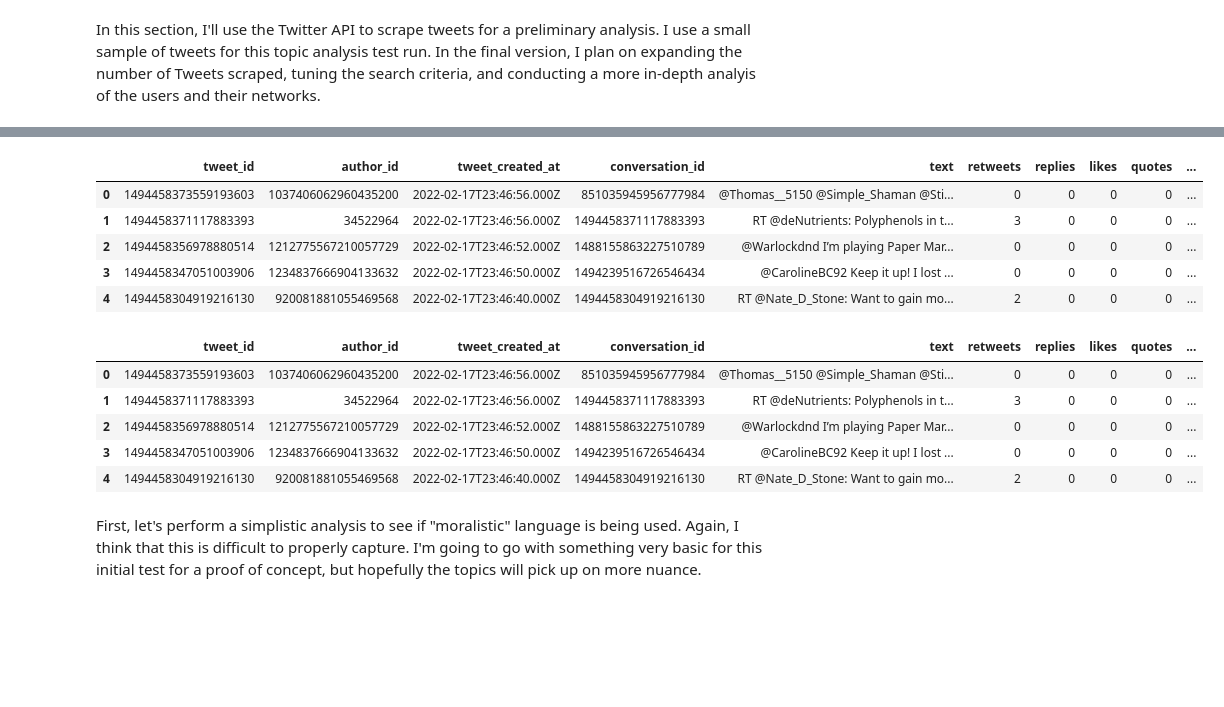
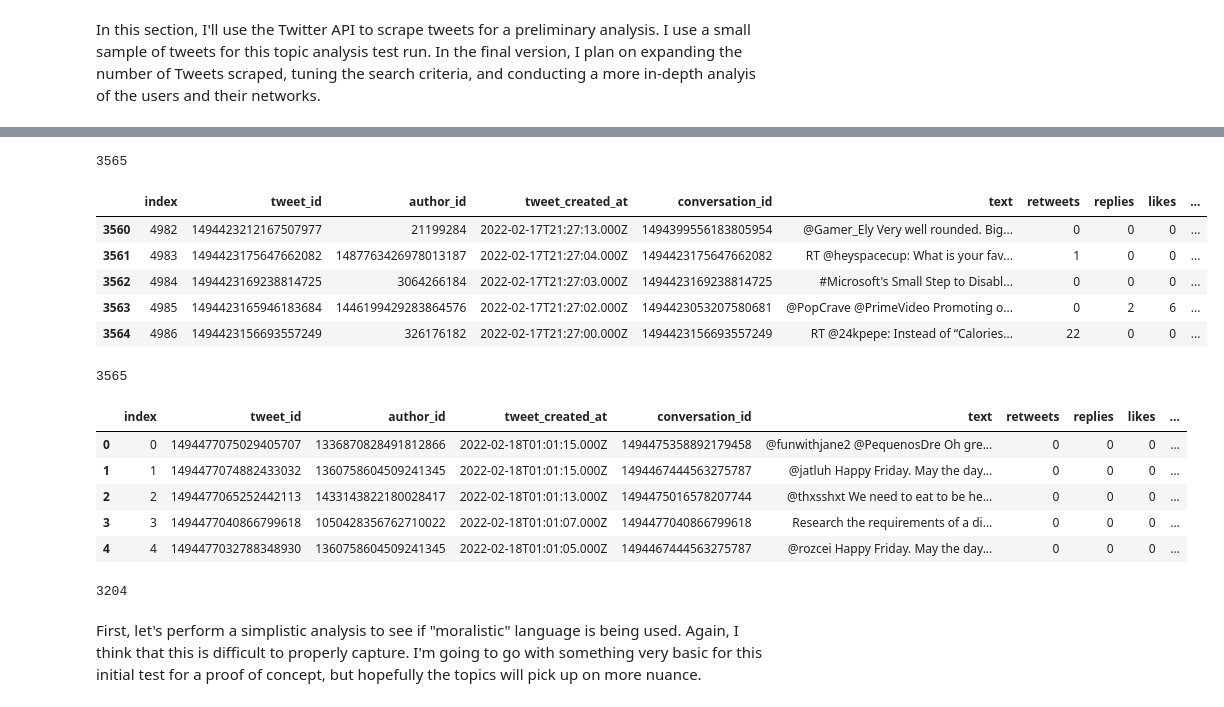
Before and after one commit to JadeBenson/Healthy_Food, a Jupyter notebook: Jade_A2.ipynb, the cells around one changed output, grey strips where cells are left out. Saved outputs shown, nothing was run; the diff lists cells and outputs as text; code cells hidden in the pictures; blank space fills up the shorter version.

```diff
--- a/Jade_A2.ipynb
+++ b/Jade_A2.ipynb
@@ -296,12 +297,27 @@ len(tweets_df['tweet_id'].unique())
+# %%
+#had some difficulty with people repeatedly tweeting the same thing
+#often at celebrities (yeonjun, a kpop star) about recent news about their eating/diets
+#remove these so it doesn't skew results
+print(len(tweets_df['text'].unique()) )
+# %% [output]
+3565
+# %%
+tweets_df = tweets_df.drop_duplicates(subset=['text'])
+# %%
+tweets_df = tweets_df.reset_index()
 # %%
-tweets_df.head()
+tweets_df.tail()
 # %% [output]
-|  | tweet_id | author_id | tweet_created_at | conversation_id | text | retweets | replies | likes | quotes | ... |
-| 0 | 1494458373559193603 | 1037406062960435200 | 2022-02-17T23:46:56.000Z | 851035945956777984 | @Thomas__5150 @Simple_Shaman @Sti... | 0 | 0 | 0 | 0 | ... |
-| 1 | 1494458371117883393 | 34522964 | 2022-02-17T23:46:56.000Z | 1494458371117883393 | RT @deNutrients: Polyphenols in t... | 3 | 0 | 0 | 0 | ... |
-| 2 | 1494458356978880514 | 1212775567210057729 | 2022-02-17T23:46:52.000Z | 1488155863227510789 | @Warlockdnd I’m playing Paper Mar... | 0 | 0 | 0 | 0 | ... |
-| 3 | 1494458347051003906 | 1234837666904133632 | 2022-02-17T23:46:50.000Z | 1494239516726546434 | @CarolineBC92 Keep it up! I lost ... | 0 | 0 | 0 | 0 | ... |
-| 4 | 1494458304919216130 | 920081881055469568 | 2022-02-17T23:46:40.000Z | 1494458304919216130 | RT @Nate_D_Stone: Want to gain mo... | 2 | 0 | 0 | 0 | ... |
+|  | index | tweet_id | author_id | tweet_created_at | conversation_id | text | retweets | replies | likes | ... |
+| 3560 | 4982 | 1494423212167507977 | 21199284 | 2022-02-17T21:27:13.000Z | 1494399556183805954 | @Gamer_Ely Very well rounded. Big... | 0 | 0 | 0 | ... |
+| 3561 | 4983 | 1494423175647662082 | 1487763426978013187 | 2022-02-17T21:27:04.000Z | 1494423175647662082 | RT @heyspacecup: What is your fav... | 1 | 0 | 0 | ... |
+| 3562 | 4984 | 1494423169238814725 | 3064266184 | 2022-02-17T21:27:03.000Z | 1494423169238814725 | #Microsoft's Small Step to Disabl... | 0 | 0 | 0 | ... |
+| 3563 | 4985 | 1494423165946183684 | 1446199429283864576 | 2022-02-17T21:27:02.000Z | 1494423053207580681 | @PopCrave @PrimeVideo Promoting o... | 0 | 2 | 6 | ... |
+| 3564 | 4986 | 1494423156693557249 | 326176182 | 2022-02-17T21:27:00.000Z | 1494423156693557249 | RT @24kpepe: Instead of “Calories... | 22 | 0 | 0 | ... |
+# %%
+len(tweets_df)
+# %% [output]
+3565
 # %%
 #initial text cleaning
 #remove links, mentions with usernames, and non-letters
@@ -315,9 +331,17 @@ tweets_df["clean_text"] = tweets_df["clean_text"].apply(remove_RT)
 #this looks a little better
 tweets_df.head()
 # %% [output]
-|  | tweet_id | author_id | tweet_created_at | conversation_id | text | retweets | replies | likes | quotes | ... |
-| 0 | 1494458373559193603 | 1037406062960435200 | 2022-02-17T23:46:56.000Z | 851035945956777984 | @Thomas__5150 @Simple_Shaman @Sti... | 0 | 0 | 0 | 0 | ... |
-| 1 | 1494458371117883393 | 34522964 | 2022-02-17T23:46:56.000Z | 1494458371117883393 | RT @deNutrients: Polyphenols in t... | 3 | 0 | 0 | 0 | ... |
-| 2 | 1494458356978880514 | 1212775567210057729 | 2022-02-17T23:46:52.000Z | 1488155863227510789 | @Warlockdnd I’m playing Paper Mar... | 0 | 0 | 0 | 0 | ... |
-| 3 | 1494458347051003906 | 1234837666904133632 | 2022-02-17T23:46:50.000Z | 1494239516726546434 | @CarolineBC92 Keep it up! I lost ... | 0 | 0 | 0 | 0 | ... |
-| 4 | 1494458304919216130 | 920081881055469568 | 2022-02-17T23:46:40.000Z | 1494458304919216130 | RT @Nate_D_Stone: Want to gain mo... | 2 | 0 | 0 | 0 | ... |
+|  | index | tweet_id | author_id | tweet_created_at | conversation_id | text | retweets | replies | likes | ... |
+| 0 | 0 | 1494477075029405707 | 1336870828491812866 | 2022-02-18T01:01:15.000Z | 1494475358892179458 | @funwithjane2 @PequenosDre Oh gre... | 0 | 0 | 0 | ... |
+| 1 | 1 | 1494477074882433032 | 1360758604509241345 | 2022-02-18T01:01:15.000Z | 1494467444563275787 | @jatluh Happy Friday. May the day... | 0 | 0 | 0 | ... |
+| 2 | 2 | 1494477065252442113 | 1433143822180028417 | 2022-02-18T01:01:13.000Z | 1494475016578207744 | @thxsshxt We need to eat to be he... | 0 | 0 | 0 | ... |
+| 3 | 3 | 1494477040866799618 | 1050428356762710022 | 2022-02-18T01:01:07.000Z | 1494477040866799618 | Research the requirements of a di... | 0 | 0 | 0 | ... |
+| 4 | 4 | 1494477032788348930 | 1360758604509241345 | 2022-02-18T01:01:05.000Z | 1494467444563275787 | @rozcei Happy Friday. May the day... | 0 | 0 | 0 | ... |
+# %%
+#there was also a lot of advertising spamming where it was mentioning different people but the same text
+#the content analysis picked this up
+#but it doesn't tell us much about cultural patterns
+#except perhaps Twitter scams and multilevel marketing for diets (which is a BIG thing)
+len(tweets_df['clean_text'].unique())
+# %% [output]
+3204
```
Also changed, not shown: parts of 59 cells of this notebook.
